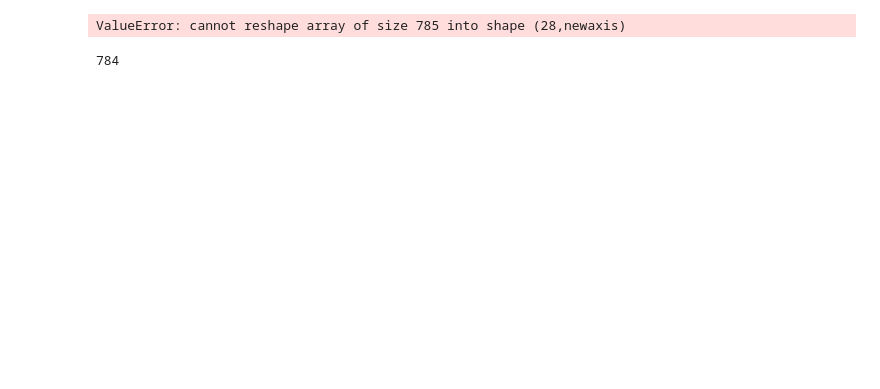
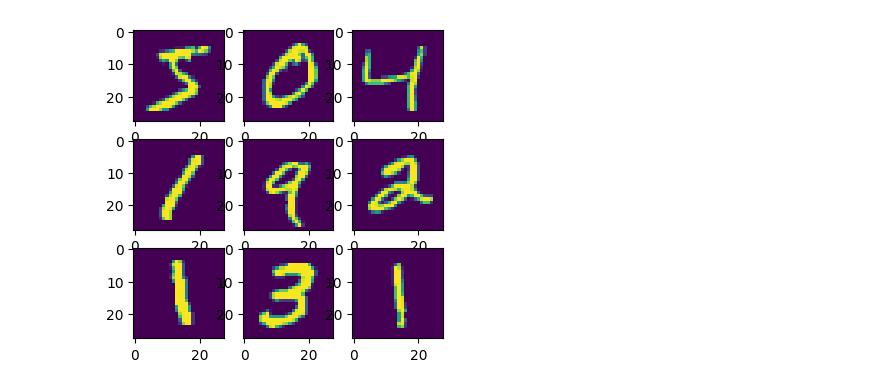
Before and after one commit to Arjun-G-Ravi/Noob-projects, a Jupyter notebook: 13_MNIST classification/main.ipynb, the cells around one changed output. Cells and saved outputs as stored; diff of their text form; code cells hidden in the pictures; blank space fills up the shorter version.

```diff
--- a/13_MNIST classification/main.ipynb
+++ b/13_MNIST classification/main.ipynb
@@ -36,8 +32,8 @@ plt.plot(X[1])
-# %%
-train_ds[1].reshape(28,-1)
-# %% [output]
-ValueError: cannot reshape array of size 785 into shape (28,newaxis)
-# %%
-28*28
-# %% [output]
-784
+# %%
+data = X[:9]
+fig = plt.figure(figsize=(4,4))
+for i,val in enumerate(data):
+    ax = fig.add_subplot(3,3,i+1)
+    ax.imshow(val)
+# %% [output]
+[figure, added]
```
Also changed, not shown: parts of 10 cells of this notebook.
